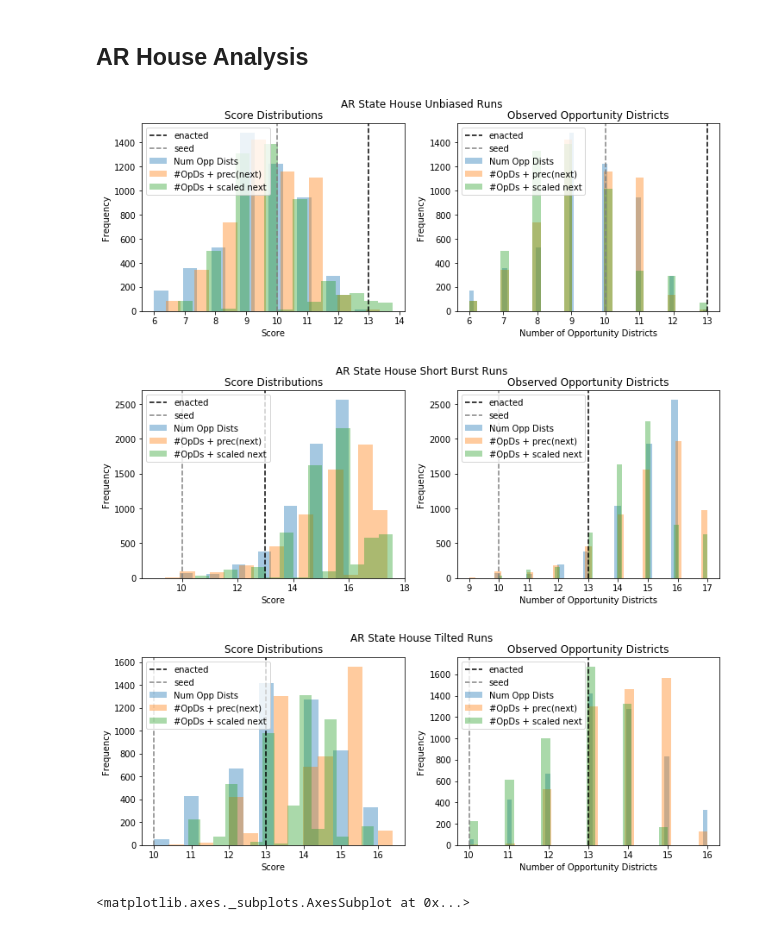
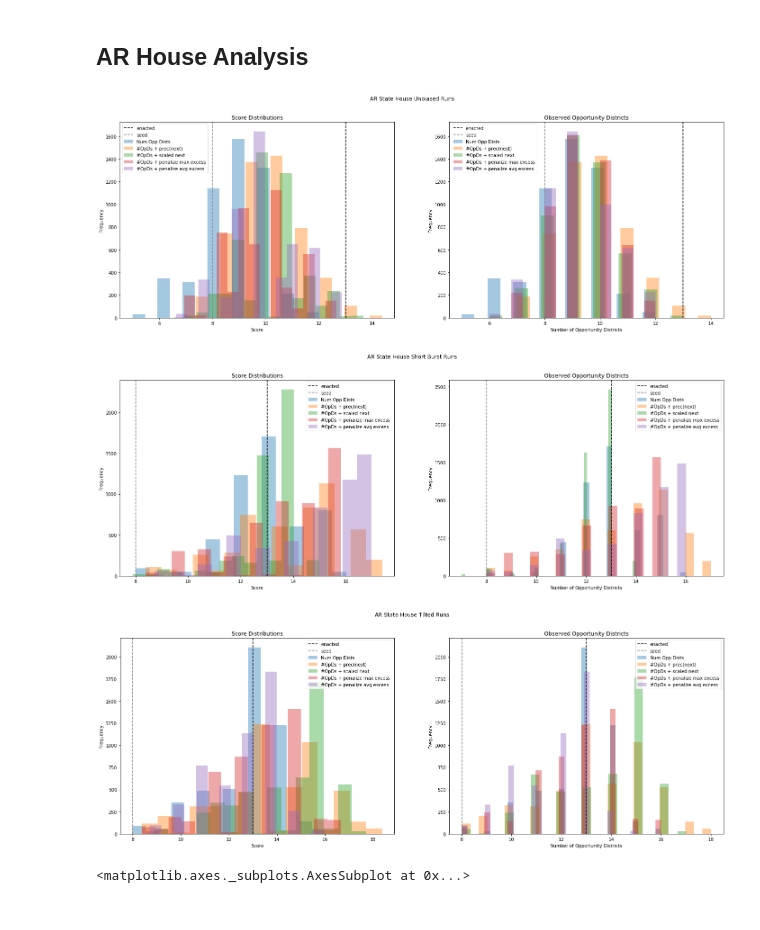
Before and after one commit to vrdi/shortbursts-gingles, a Jupyter notebook: score_function_distributions.ipynb, the cells around one changed output. Drawn from its saved outputs; the diff is of its cells as text; code cells hidden in the pictures.

Commit message:
fixed bugs in gingleator, and added new methods and scores to plots

```diff
--- a/score_function_distributions.ipynb
+++ b/score_function_distributions.ipynb
@@ -102,6 +102,12 @@ AR_house_gingles_rp = Gingleator(AR_seed_house, pop_col="TOTPOP", minority_prec_
 # %%
 AR_house_gingles_sp = Gingleator(AR_seed_house, pop_col="TOTPOP", minority_prec_col="bvap_prec",
                               epsilon=0.1, score_funct=Gingleator.reward_next_highest_close)
+# %%
+AR_house_gingles_pm = Gingleator(AR_seed_house, pop_col="TOTPOP", minority_prec_col="bvap_prec",
+                              epsilon=0.1, score_funct=Gingleator.penalize_maximum_over)
+# %%
+AR_house_gingles_pa = Gingleator(AR_seed_house, pop_col="TOTPOP", minority_prec_col="bvap_prec",
+                                 epsilon=0.1, score_funct=Gingleator.penalize_avg_over)
 # %%
 ## Unbiased Observations
 _, AR_observations_hub = AR_house_gingles.short_burst_run(num_bursts=1, num_steps=5000)
@@ -123,8 +137,12 @@ _, AR_observations_ht = AR_house_gingles.biased_run(num_iters=5000, p=0.125)
 _, AR_observations_htr = AR_house_gingles_rp.biased_run(num_iters=5000, p=0.125)
 # %%
 _, AR_observations_htsp = AR_house_gingles_sp.biased_run(num_iters=5000, p=0.125)
+# %%
+_, AR_observations_htpm = AR_house_gingles_pm.biased_run(num_iters=5000, p=0.125)
+# %%
+_, AR_observations_htpa = AR_house_gingles_pa.biased_run(num_iters=5000, p=0.125)
 # %%
-fig, (ax1, ax2) = plt.subplots(1, 2, figsize=(12,4))
+fig, (ax1, ax2) = plt.subplots(1, 2, figsize=(24,8))
 fig.suptitle("AR State House Unbiased Runs")
 ax1.set_title("Score Distributions")
 ax1.set_xlabel("Score")
@@ -137,6 +155,10 @@ sns.distplot(AR_observations_hubr.flatten(), ax=ax1,  bins=15, kde=False,
              label="#OpDs + prec(next)")
 sns.distplot(AR_observations_hubsp.flatten(), ax=ax1,  bins=15, kde=False,
              label="#OpDs + scaled next")
+sns.distplot(AR_observations_hubpm.flatten(), ax=ax1,  bins=15, kde=False,
+             label="#OpDs + penalize max excess")
+sns.distplot(AR_observations_hubpa.flatten(), ax=ax1,  bins=15, kde=False,
+             label="#OpDs + penalize avg excess")
 ax1.legend()
 
 ax2.set_title("Observed Opportunity Districts")
@@ -145,19 +167,23 @@ ax2.set_ylabel("Frequency")
 ax2.axvline(x=H_enact, color="k", linestyle="--", label="enacted")
 ax2.axvline(x=H_seed, color="grey", linestyle="--", label="seed")
 sns.distplot(AR_observations_hub.flatten().astype(int), kde=False,
-             label="Num Opp Dists")
+             label="Num Opp Dists",  bins=15)
 sns.distplot(AR_observations_hubr.flatten().astype(int), kde=False,
-             label="#OpDs + prec(next)")
+             label="#OpDs + prec(next)",  bins=15)
 sns.distplot(AR_observations_hubsp.flatten().astype(int), kde=False,
-             label="#OpDs + scaled next")
+             label="#OpDs + scaled next",  bins=15)
+sns.distplot(AR_observations_hubpm.flatten().astype(int), kde=False,
+             label="#OpDs + penalize max excess",  bins=15)
+sns.distplot(AR_observations_hubpa.flatten().astype(int), kde=False,
+             label="#OpDs + penalize avg excess",  bins=15)
 plt.legend()
 
 plt.show()
 # plt.savefig("plots/AR_state_house/AR_state_house_score_functions_unbiased")
 # %% [output]
-[figure, old version]
+[figure, new version]
 # %%
-fig, (ax1, ax2) = plt.subplots(1, 2, figsize=(12,4))
+fig, (ax1, ax2) = plt.subplots(1, 2, figsize=(24,8))
 fig.suptitle("AR State House Short Burst Runs")
 ax1.set_title("Score Distributions")
 ax1.set_xlabel("Score")
@@ -170,6 +196,10 @@ sns.distplot(AR_observations_hsbr.flatten(), ax=ax1,  bins=15, kde=False,
              label="#OpDs + prec(next)")
 sns.distplot(AR_observations_hsbsp.flatten(), ax=ax1,  bins=15, kde=False,
              label="#OpDs + scaled next")
+sns.distplot(AR_observations_hsbpm.flatten(), ax=ax1,  bins=15, kde=False,
+             label="#OpDs + penalize max excess")
+sns.distplot(AR_observations_hsbpa.flatten(), ax=ax1,  bins=15, kde=False,
+             label="#OpDs + penalize avg excess")
 ax1.legend()
 
 ax2.set_title("Observed Opportunity Districts")
@@ -183,45 +213,57 @@ sns.distplot(AR_observations_hsbr.flatten().astype(int), kde=False,
              label="#OpDs + prec(next)")
 sns.distplot(AR_observations_hsbsp.flatten().astype(int), kde=False,
              label="#OpDs + scaled next")
+sns.distplot(AR_observations_hsbpm.flatten().astype(int), kde=False,
+             label="#OpDs + penalize max excess")
+sns.distplot(AR_observations_hsbpa.flatten().astype(int), kde=False,
+             label="#OpDs + penalize avg excess")
 plt.legend()
 
 plt.show()
 # plt.savefig("plots/AR_state_house/AR_state_house_score_functions_short_bursts")
 # %% [output]
-[figure, old version]
+[figure, new version]
 # %%
-fig, (ax1, ax2) = plt.subplots(1, 2, figsize=(12,4))
+fig, (ax1, ax2) = plt.subplots(1, 2, figsize=(24,8))
 fig.suptitle("AR State House Tilted Runs")
 ax1.set_title("Score Distributions")
 ax1.set_xlabel("Score")
 ax1.set_ylabel("Frequency")
 ax1.axvline(x=H_enact, color="k", linestyle="--", label="enacted")
 ax1.axvline(x=H_seed, color="grey", linestyle="--", label="seed")
 sns.distplot(AR_observations_ht.flatten(), ax=ax1,  bins=15, kde=False,
              label="Num Opp Dists")
 sns.distplot(AR_observations_htr.flatten(), ax=ax1,  bins=15, kde=False,
              label="#OpDs + prec(next)")
 sns.distplot(AR_observations_htsp.flatten(), ax=ax1,  bins=15, kde=False,
              label="#OpDs + scaled next")
+sns.distplot(AR_observations_htpm.flatten(), ax=ax1,  bins=15, kde=False,
+             label="#OpDs + penalize max excess")
+sns.distplot(AR_observations_htpa.flatten(), ax=ax1,  bins=15, kde=False,
+             label="#OpDs + penalize avg excess")
 ax1.legend()
 
 ax2.set_title("Observed Opportunity Districts")
 ax2.set_xlabel("Number of Opportunity Districts")
 ax2.set_ylabel("Frequency")
 ax2.axvline(x=H_enact, color="k", linestyle="--", label="enacted")
 ax2.axvline(x=H_seed, color="grey", linestyle="--", label="seed")
 sns.distplot(AR_observations_ht.flatten().astype(int), kde=False,
              label="Num Opp Dists")
 sns.distplot(AR_observations_htr.flatten().astype(int), kde=False,
              label="#OpDs + prec(next)")
 sns.distplot(AR_observations_htsp.flatten().astype(int), kde=False,
              label="#OpDs + scaled next")
+sns.distplot(AR_observations_htpm.flatten().astype(int), kde=False,
+             label="#OpDs + penalize max excess")
+sns.distplot(AR_observations_htpa.flatten().astype(int), kde=False,
+             label="#OpDs + penalize avg excess")
 plt.legend()
 
 plt.show()
 # plt.savefig("plots/AR_state_house/AR_state_house_score_functions_tilted")
 # %% [output]
-[figure, old version]
+[figure, new version]
 # %%
 sns.distplot(AR_observations_hubr.flatten(), bins=15, kde=False, label="#OPs + next prec")
 # %% [output]
```
Also changed, not shown: parts of 7 cells of this notebook, 2 other files.
